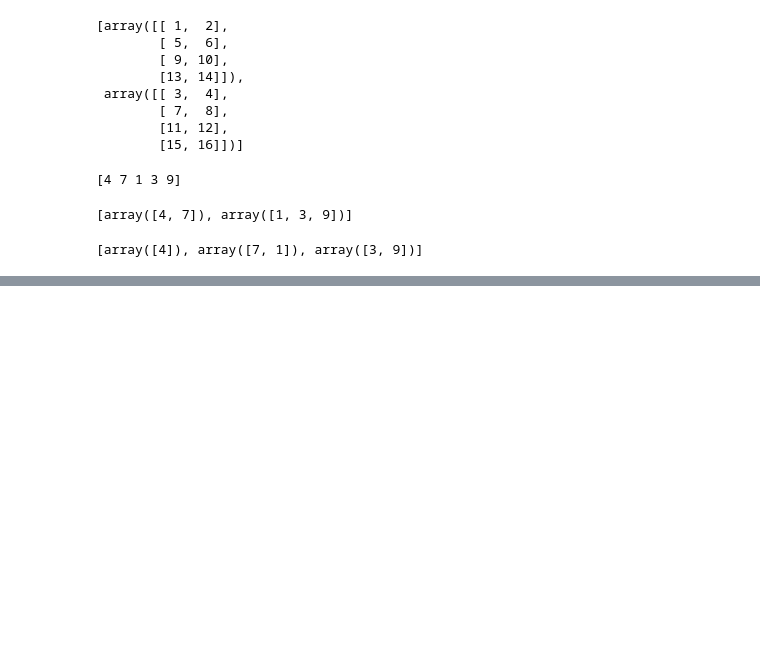
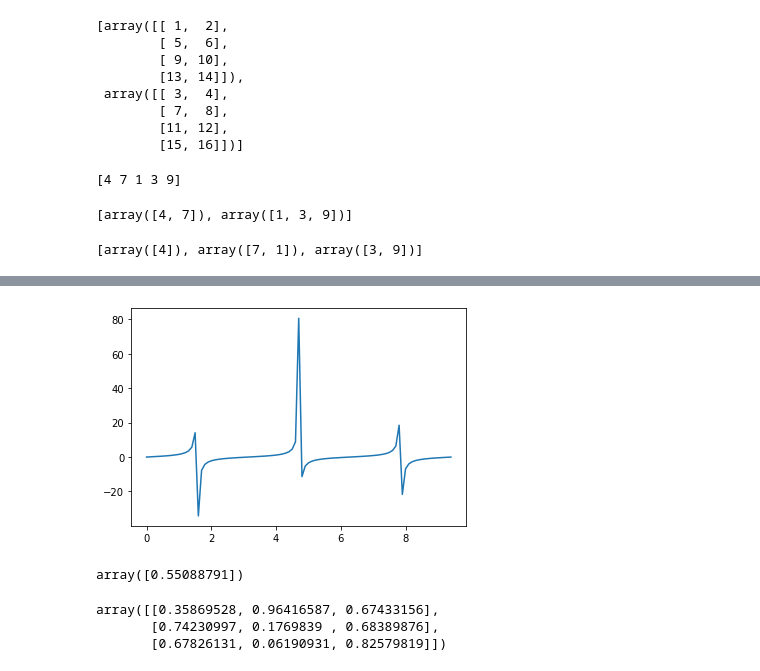
Before and after one commit to Shantonu-Acharjee/All-Gide-Bank, a Jupyter notebook: ARTIFICIAL INTELLIGENCE Gide Bank/MACHINE LEARNING GIDE BANK/NUMPY/Numpy Gide.ipynb, the cells around one changed output, grey strips where cells are left out. Drawn from its saved outputs; the diff is of its cells as text; code cells hidden in the pictures; blank space fills up the shorter version.

```diff
--- a/ARTIFICIAL INTELLIGENCE Gide Bank/MACHINE LEARNING GIDE BANK/NUMPY/Numpy Gide.ipynb
+++ b/ARTIFICIAL INTELLIGENCE Gide Bank/MACHINE LEARNING GIDE BANK/NUMPY/Numpy Gide.ipynb
@@ -614,0 +679,6 @@ np.split(d1,[1,3]) # splite on multifal array
+# %%
+y_tan = np.tan(x_sin)
+plt.plot(x_sin,y_tan)
+plt.show()
+# %% [output]
+[figure, added]
@@ -614,0 +691,10 @@ np.split(d1,[1,3]) # splite on multifal array
+# %%
+np.random.random(1)
+# %% [output]
+array([0.55088791])
+# %%
+np.random.random((3,3))
+# %% [output]
+array([[0.35869528, 0.96416587, 0.67433156],
+       [0.74230997, 0.1769839 , 0.68389876],
+       [0.67826131, 0.06190931, 0.82579819]])
```
Also changed, not shown: parts of 51 cells of this notebook.
